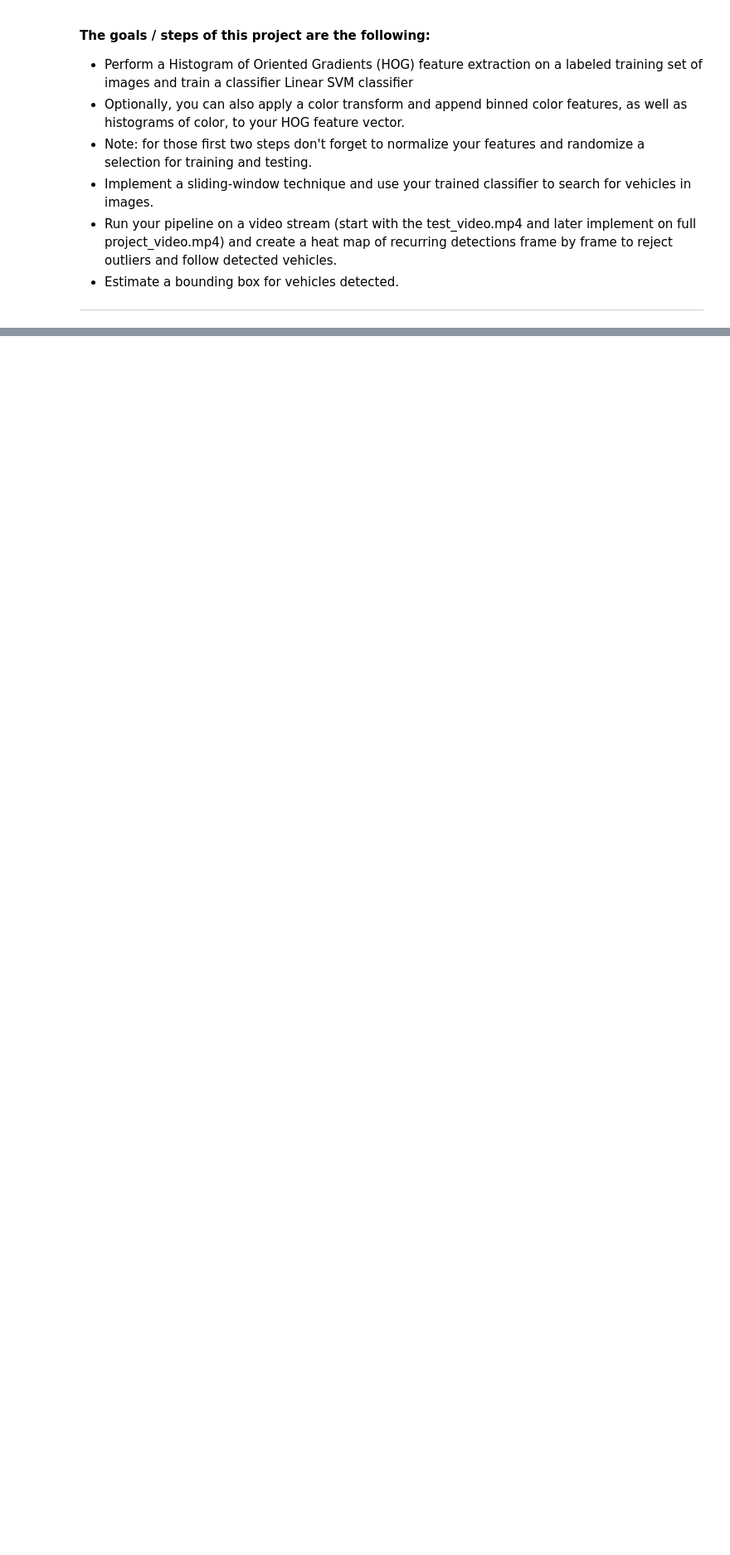
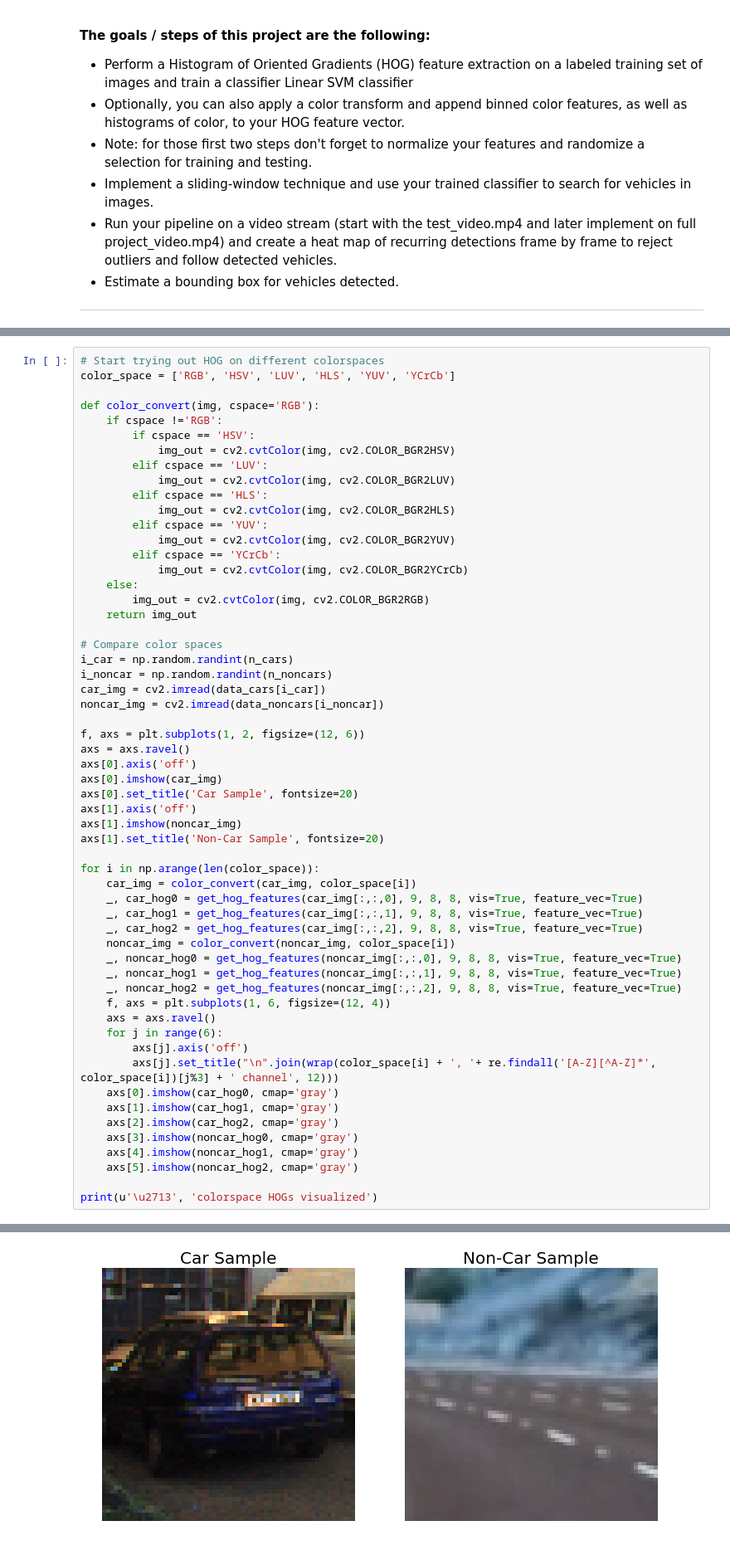
Before and after one commit to liangk7/CarND-Term1-Project5, a Jupyter notebook: imagePipeline.ipynb, the cells around one changed output, grey strips where cells are left out. Shown at 83% size. Drawn from its saved outputs; the diff is of its cells as text; blank space fills up the shorter version.

```diff
--- a/imagePipeline.ipynb
+++ b/imagePipeline.ipynb
@@ -33,0 +146,58 @@ n_testImages = int(len(testImages))
+# %%
+# Start trying out HOG on different colorspaces
+color_space = ['RGB', 'HSV', 'LUV', 'HLS', 'YUV', 'YCrCb']
+
+def color_convert(img, cspace='RGB'):
+    if cspace !='RGB':
+        if cspace == 'HSV':
+            img_out = cv2.cvtColor(img, cv2.COLOR_BGR2HSV)
+        elif cspace == 'LUV':
+            img_out = cv2.cvtColor(img, cv2.COLOR_BGR2LUV)
+        elif cspace == 'HLS':
+            img_out = cv2.cvtColor(img, cv2.COLOR_BGR2HLS)
+        elif cspace == 'YUV':
+            img_out = cv2.cvtColor(img, cv2.COLOR_BGR2YUV)
+        elif cspace == 'YCrCb':
+            img_out = cv2.cvtColor(img, cv2.COLOR_BGR2YCrCb)
+    else:
+        img_out = cv2.cvtColor(img, cv2.COLOR_BGR2RGB)
+    return img_out
+
+# Compare color spaces
+i_car = np.random.randint(n_cars)
+i_noncar = np.random.randint(n_noncars)
+car_img = cv2.imread(data_cars[i_car])
+noncar_img = cv2.imread(data_noncars[i_noncar])
+
+f, axs = plt.subplots(1, 2, figsize=(12, 6))
+axs = axs.ravel()
+axs[0].axis('off')
+axs[0].imshow(car_img)
+axs[0].set_title('Car Sample', fontsize=20)
+axs[1].axis('off')
+axs[1].imshow(noncar_img)
+axs[1].set_title('Non-Car Sample', fontsize=20)
+
+for i in np.arange(len(color_space)):
+    car_img = color_convert(car_img, color_space[i])
+    _, car_hog0 = get_hog_features(car_img[:,:,0], 9, 8, 8, vis=True, feature_vec=True)
+    _, car_hog1 = get_hog_features(car_img[:,:,1], 9, 8, 8, vis=True, feature_vec=True)
+    _, car_hog2 = get_hog_features(car_img[:,:,2], 9, 8, 8, vis=True, feature_vec=True)
+    noncar_img = color_convert(noncar_img, color_space[i])
+    _, noncar_hog0 = get_hog_features(noncar_img[:,:,0], 9, 8, 8, vis=True, feature_vec=True)
+    _, noncar_hog1 = get_hog_features(noncar_img[:,:,1], 9, 8, 8, vis=True, feature_vec=True)
+    _, noncar_hog2 = get_hog_features(noncar_img[:,:,2], 9, 8, 8, vis=True, feature_vec=True)
+    f, axs = plt.subplots(1, 6, figsize=(12, 4))
+    axs = axs.ravel()
+    for j in range(6):
+        axs[j].axis('off')
+        axs[j].set_title("\n".join(wrap(color_space[i] + ', '+ re.findall('[A-Z][^A-Z]*', color_space[i])[j%3] + ' channel', 12)))
+    axs[0].imshow(car_hog0, cmap='gray')
+    axs[1].imshow(car_hog1, cmap='gray')
+    axs[2].imshow(car_hog2, cmap='gray')
+    axs[3].imshow(noncar_hog0, cmap='gray')
+    axs[4].imshow(noncar_hog1, cmap='gray')
+    axs[5].imshow(noncar_hog2, cmap='gray')
+
+print(u'\u2713', 'colorspace HOGs visualized')
+# %% [output]
@@ -33,0 +205 @@ n_testImages = int(len(testImages))
+[figure, added]
```
Also changed, not shown: parts of 19 cells of this notebook, 7 other files.
